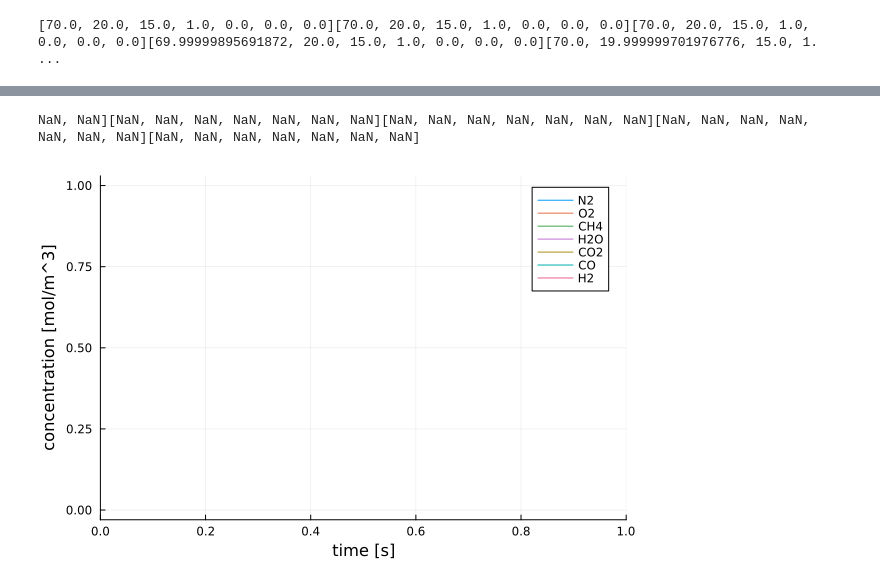
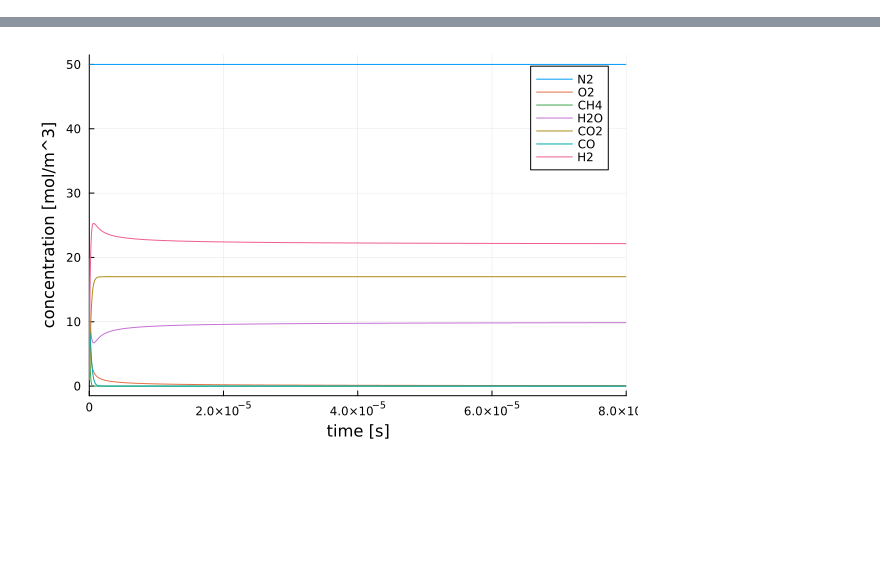
Before and after one commit to Jelterminator/Chemical-Combustion, a Jupyter notebook: 4 step mechanism - kopie.ipynb, the cells around one changed output, grey strips where cells are left out. Cells and saved outputs as stored; diff of their text form; code cells hidden in the pictures; blank space fills up the shorter version.

```diff
--- a/4 step mechanism - kopie.ipynb
+++ b/4 step mechanism - kopie.ipynb
@@ -7,7 +7,7 @@ using LinearAlgebra
 T = 1200 # K
 
 # Initial species concentrations: N2, O2, CH4, H2O, CO2, CO, H2
-X0 = [70.0, 20.0, 15.0, 1.0, 0.0, 0.0, 0.0] # mol/m^3
+X0 = [50.0, 20.0, 15.0, 1.0, 1.0, 1.0, 1.0] # mol/m^3
 
 # Stoichiometric matrix
 S = [0 -0.5 -1 0 0 1 2;
@@ -19,7 +19,7 @@ S = [0 -0.5 -1 0 0 1 2;
 
 # Reaction rate function
 function Arrhenius(T, X)
-    R = 1987.204258640
+    R = 1.987204258640
     k  = zeros(6)
     k[1] = 0.44e12 * exp(-30000 / (R * T))
     k[2] = 0.30e9 * exp(-30000 / (R * T))
@@ -29,38 +29,37 @@ function Arrhenius(T, X)
     k[6] = 0
 
     # Ensure non-negative concentrations
-    X = max.(X, 0)
+    Y = max.(X, 1e-10)  # Avoid zero or negative concentrations for stability
 
     # Reaction rates
     r = zeros(6)
-    r[1] = k[1] * X[3]^0.5 * X[2]^1.25
-    r[2] = k[2] * X[3] * X[4]
-    r[3] = k[3] * X[7]^0.5 * X[2]^2.25 * X[4]^-1
+    r[1] = k[1] * Y[3]^0.5 * Y[2]^1.25
+    r[2] = k[2] * Y[3] * Y[4]
+    r[3] = k[3] * Y[7]^0.5 * Y[2]^2.25 * Y[4]^-1
     r[4] = 0
-    r[5] = k[5] * X[5] * X[4]
+    r[5] = k[5] * Y[6] * Y[4]
     r[6] = 0
+
     return r
 end
 
 # Differential equations function
 function f!(dX, X, p, t)
     r = Arrhenius(T, X)
-    dX .= S' * r
-    print(X)
+    dX .= S'*r
 end
 
 # Define time span
-tend = 5e-10
+tend = 8e-5
 tspan = (0.0, tend)
 
 # Define ODE problem
 problem = ODEProblem(f!, X0, tspan)
 
-# Solve ODE problem with a stiff solver
-sol = solve(problem, alg_hints=[:stiff])
+# Solve ODE problem with a stiff solver and tighter tolerances
+sol = solve(problem, alg_hints=[:stiff], reltol=1e-8, abstol=1e-10)
 
 # Plot solution
 plot1 = plot(sol, xlabel = "time [s]", ylabel = "concentration [mol/m^3]", label = ["N2" "O2" "CH4" "H2O" "CO2" "CO" "H2"])
 plot(plot1, legend = true)
 # %% [output]
-[70.0, 20.0, 15.0, 1.0, 0.0, 0.0, 0.0][70.0, 20.0, 15.0, 1.0, 0.0, 0.0, 0.0][70.0, 20.0, 15.0, 1.0, 0.0, 0.0, 0.0][69.99999895691872, 20.0, 15.0, 1.0, 0.0, 0.0, 0.0][70.0, 19.999999701976776, 15.0, 1. ...
@@ -69,2 +66 @@ plot(plot1, legend = true)
-NaN, NaN][NaN, NaN, NaN, NaN, NaN, NaN, NaN][NaN, NaN, NaN, NaN, NaN, NaN, NaN][NaN, NaN, NaN, NaN, NaN, NaN, NaN][NaN, NaN, NaN, NaN, NaN, NaN, NaN]
-[figure, old version]
+[figure, new version]
```
Also changed, not shown: parts of 1 cell of this notebook.
